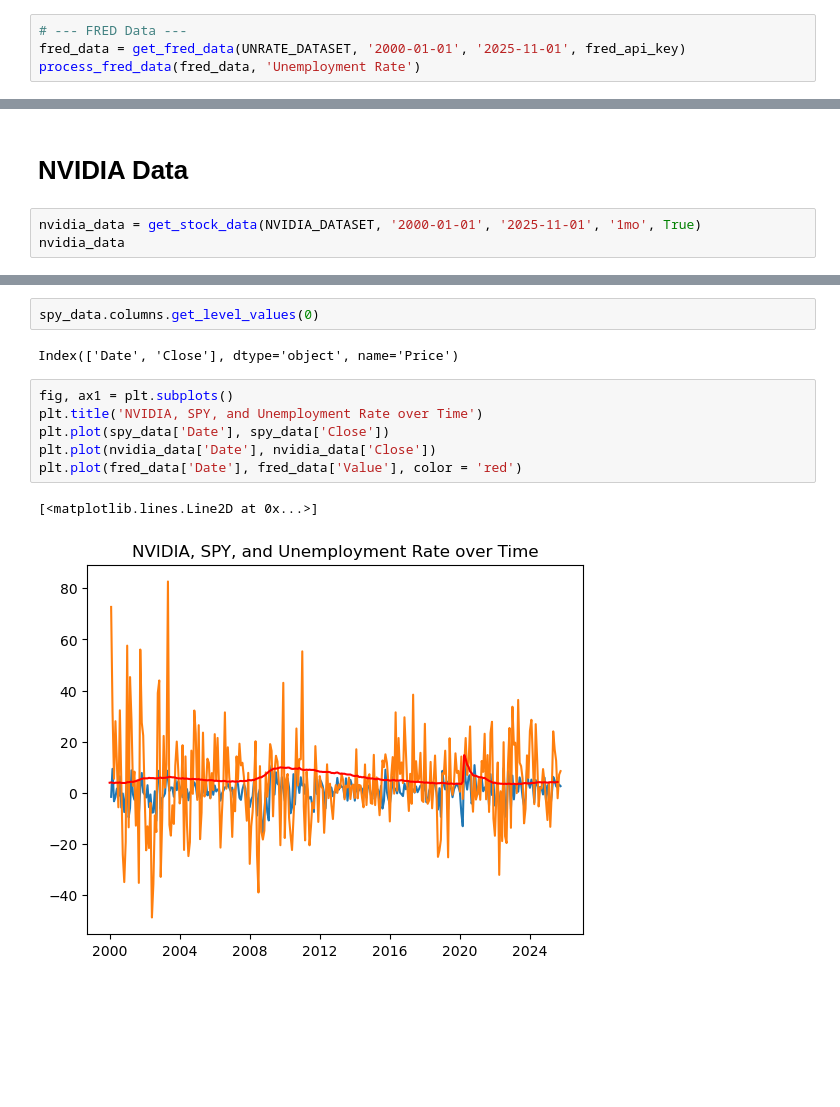
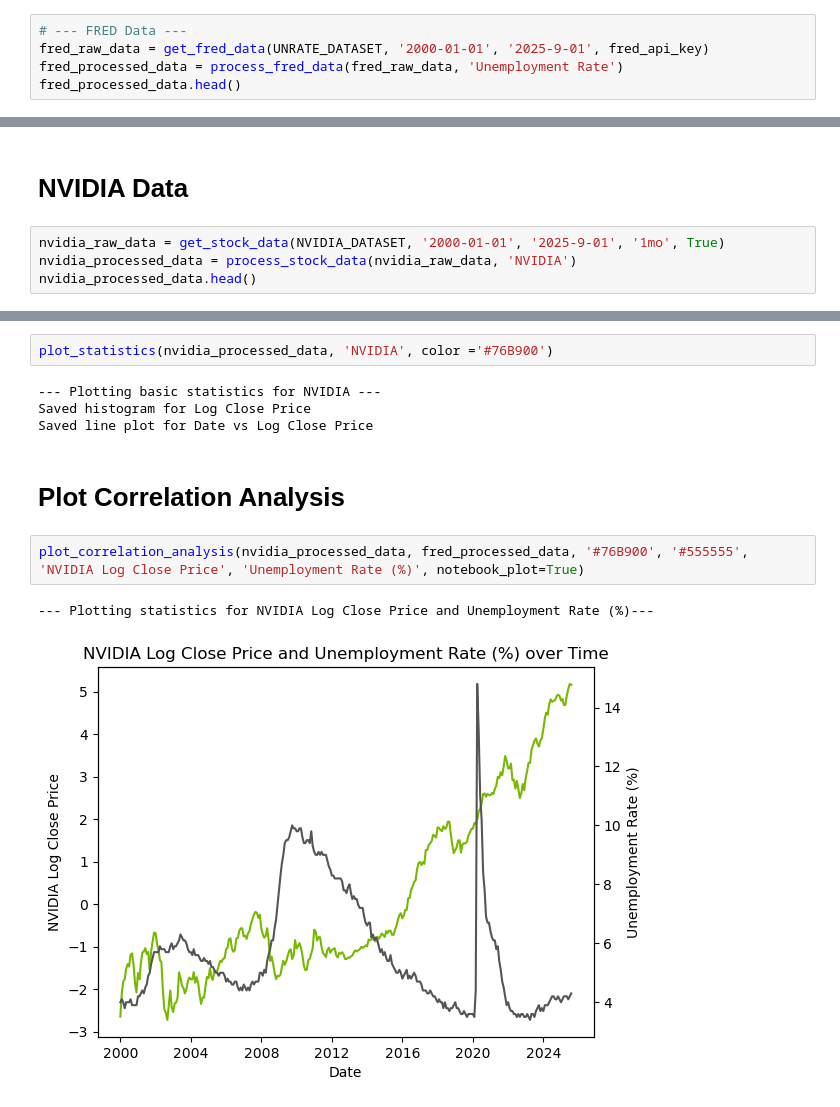
Before and after one commit to bwhong/bwhong-dsci510_fall2025_final_project, a Jupyter notebook: src/results.ipynb, the cells around one changed output, grey strips where cells are left out. Saved outputs shown, nothing was run; the diff lists cells and outputs as text; blank space fills up the shorter version.

```diff
--- a/src/results.ipynb
+++ b/src/results.ipynb
@@ -13,8 +12,9 @@ from matplotlib import pyplot as plt
 # FRED Data
 # %%
 # --- FRED Data ---
-fred_data = get_fred_data(UNRATE_DATASET, '2000-01-01', '2025-11-01', fred_api_key)
-process_fred_data(fred_data, 'Unemployment Rate')
+fred_raw_data = get_fred_data(UNRATE_DATASET, '2000-01-01', '2025-9-01', fred_api_key)
+fred_processed_data = process_fred_data(fred_raw_data, 'Unemployment Rate')
+fred_processed_data.head()
 # %% [output]
 --- Extracting data from FRED: UNRATE ---
 Extracting UNRATE...
@@ -73,6 +59,7 @@ spy_data.shape
 # %% [markdown]
 # NVIDIA Data
 # %%
-nvidia_data = get_stock_data(NVIDIA_DATASET, '2000-01-01', '2025-11-01', '1mo', True)
-nvidia_data
+nvidia_raw_data = get_stock_data(NVIDIA_DATASET, '2000-01-01', '2025-9-01', '1mo', True)
+nvidia_processed_data = process_stock_data(nvidia_raw_data, 'NVIDIA')
+nvidia_processed_data.head()
 # %% [output]
@@ -96,13 +77,13 @@ Extracting NVDA...
 # %%
-spy_data.columns.get_level_values(0)
+plot_statistics(nvidia_processed_data, 'NVIDIA', color ='#76B900')
 # %% [output]
-Index(['Date', 'Close'], dtype='object', name='Price')
+--- Plotting basic statistics for NVIDIA ---
+Saved histogram for Log Close Price
+Saved line plot for Date vs Log Close Price
+# %% [markdown]
+# Plot Correlation Analysis
 # %%
-fig, ax1 = plt.subplots()
-plt.title('NVIDIA, SPY, and Unemployment Rate over Time')
-plt.plot(spy_data['Date'], spy_data['Close'])
-plt.plot(nvidia_data['Date'], nvidia_data['Close'])
-plt.plot(fred_data['Date'], fred_data['Value'], color = 'red')
+plot_correlation_analysis(nvidia_processed_data, fred_processed_data, '#76B900', '#555555', 'NVIDIA Log Close Price', 'Unemployment Rate (%)', notebook_plot=True)
 # %% [output]
-[<matplotlib.lines.Line2D at 0x...>]
+--- Plotting statistics for NVIDIA Log Close Price and Unemployment Rate (%)---
-[figure, old version]
+[figure, new version]
```
Also changed, not shown: parts of 17 cells of this notebook, 1 other file.
